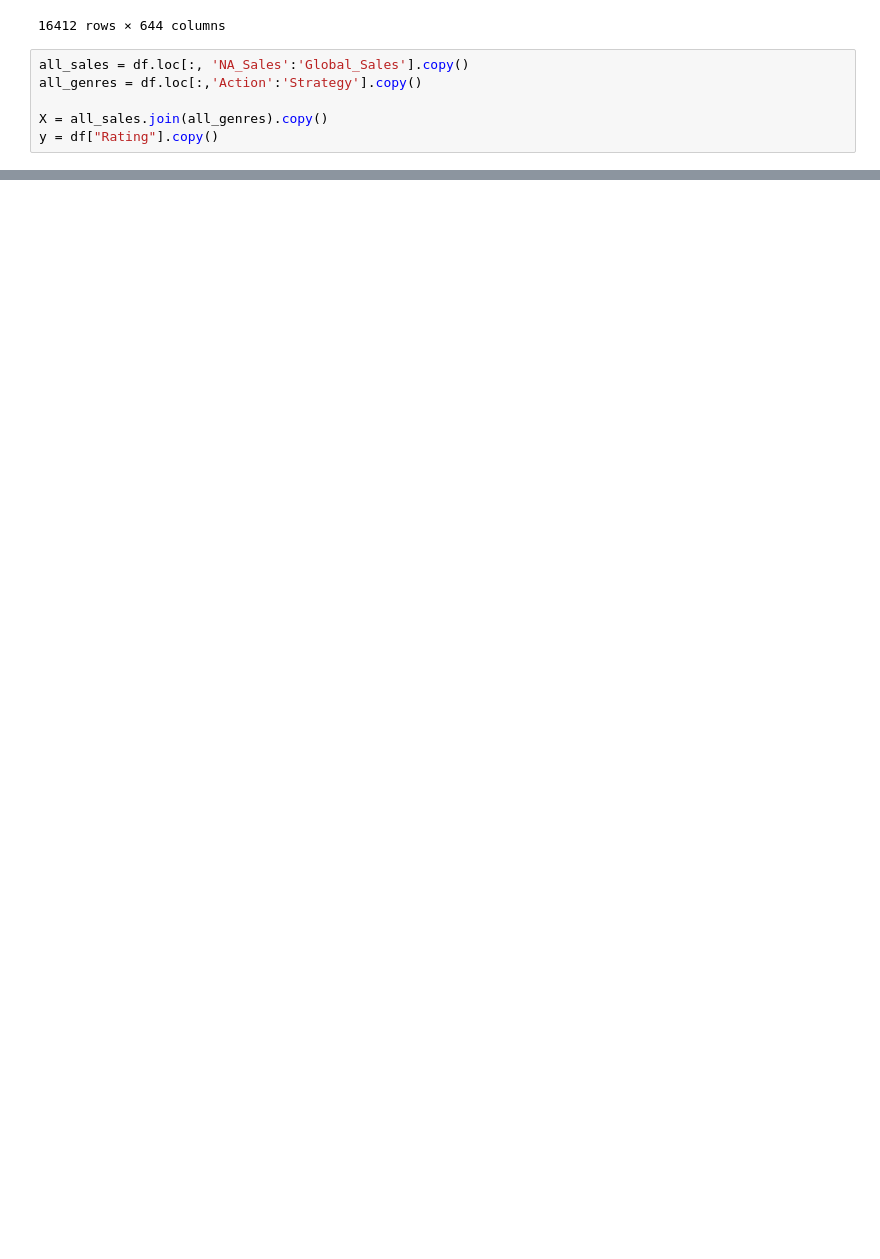
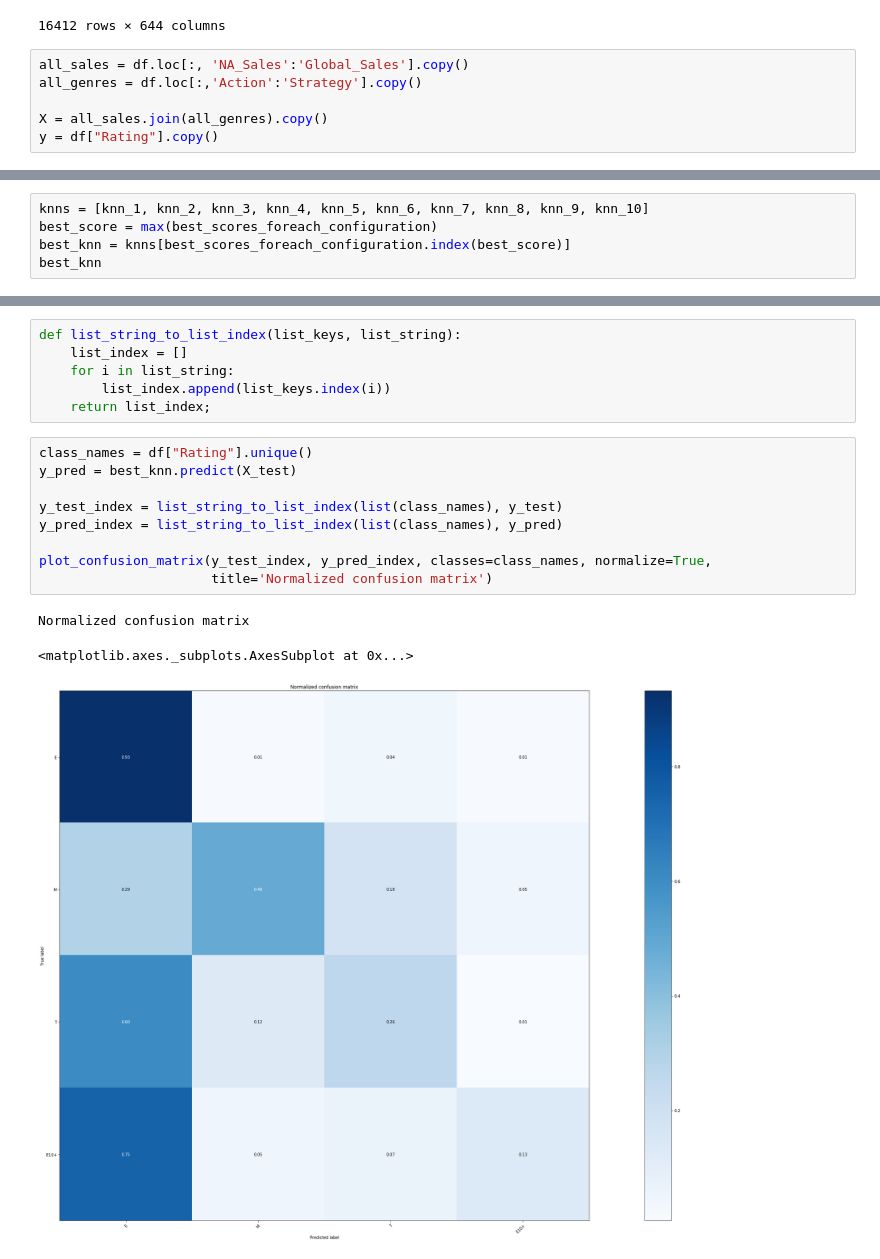
Before and after one commit to matheusraz/DS-Project, a Jupyter notebook: NewHip5.ipynb, the cells around one changed output, grey strips where cells are left out. Cells and saved outputs as stored; diff of their text form; blank space fills up the shorter version.

```diff
--- a/NewHip5.ipynb
+++ b/NewHip5.ipynb
@@ -77,0 +160,5 @@ Melhor resultado obtido:  0.7219512195121951
+# %%
+knns = [knn_1, knn_2, knn_3, knn_4, knn_5, knn_6, knn_7, knn_8, knn_9, knn_10]
+best_score = max(best_scores_foreach_configuration)
+best_knn = knns[best_scores_foreach_configuration.index(best_score)]
+best_knn
@@ -77,0 +220,19 @@ Melhor resultado obtido:  0.7219512195121951
+# %%
+def list_string_to_list_index(list_keys, list_string):
+    list_index = []
+    for i in list_string:
+        list_index.append(list_keys.index(i))
+    return list_index;
+# %%
+class_names = df["Rating"].unique()
+y_pred = best_knn.predict(X_test)
+
+y_test_index = list_string_to_list_index(list(class_names), y_test)
+y_pred_index = list_string_to_list_index(list(class_names), y_pred)
+
+plot_confusion_matrix(y_test_index, y_pred_index, classes=class_names, normalize=True,
+                      title='Normalized confusion matrix')
+# %% [output]
+Normalized confusion matrix
+<matplotlib.axes._subplots.AxesSubplot at 0x...>
+[figure, added]
```
Also changed, not shown: parts of 7 cells of this notebook.
